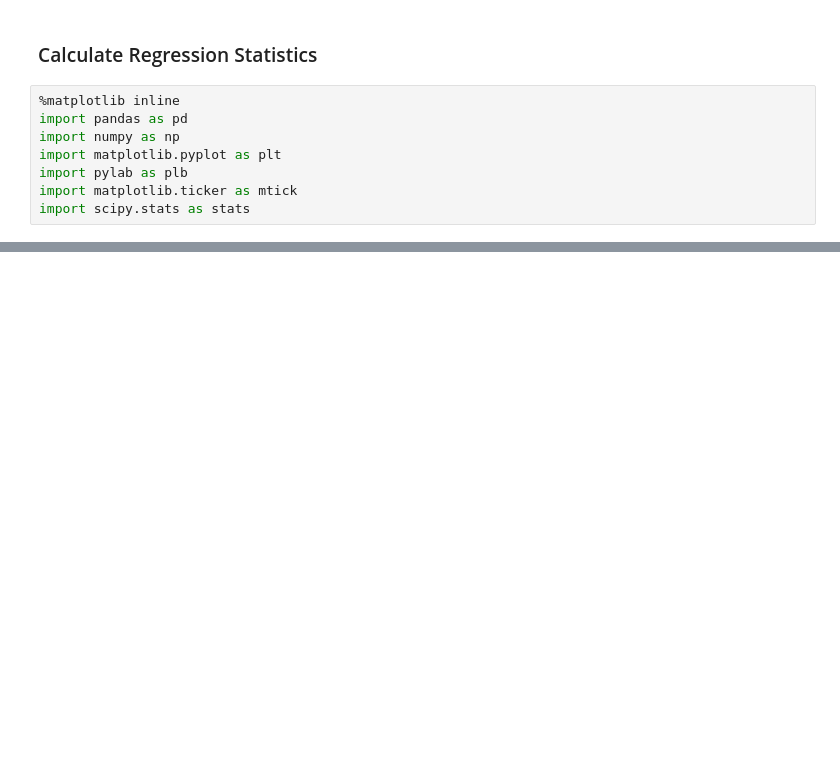
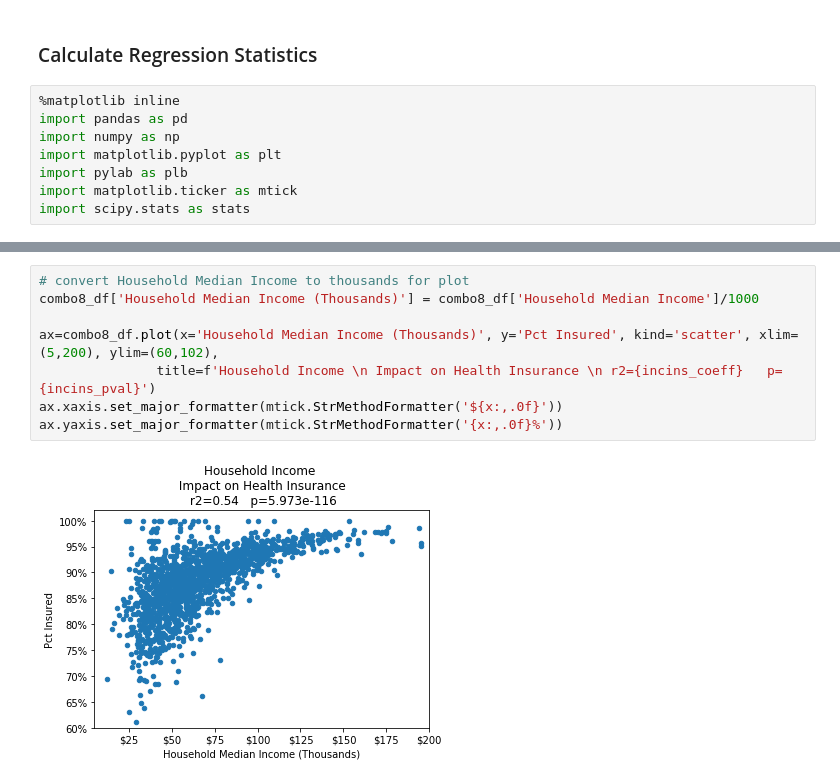
Before and after one commit to velasquezg1/ED_Visits_Cannabis, a Jupyter notebook: Health_Util_Data_Analysis_bf.ipynb, the cells around one changed output, grey strips where cells are left out. Cells and saved outputs as stored; diff of their text form; blank space fills up the shorter version.

```diff
--- a/Health_Util_Data_Analysis_bf.ipynb
+++ b/Health_Util_Data_Analysis_bf.ipynb
@@ -83,4 +116,14 @@ combo6_df.plot(x='Opioid Rx per 1,000', y='ED per 1,000', kind='scatter', xlim=(
 # %% [output]
 <matplotlib.axes._subplots.AxesSubplot at 0x...>
 [figure]
+# %%
+# convert Household Median Income to thousands for plot
+combo8_df['Household Median Income (Thousands)'] = combo8_df['Household Median Income']/1000
+
+ax=combo8_df.plot(x='Household Median Income (Thousands)', y='Pct Insured', kind='scatter', xlim=(5,200), ylim=(60,102),
+               title=f'Household Income \n Impact on Health Insurance \n r2={incins_coeff}   p={incins_pval}')
+ax.xaxis.set_major_formatter(mtick.StrMethodFormatter('${x:,.0f}'))
+ax.yaxis.set_major_formatter(mtick.StrMethodFormatter('{x:,.0f}%'))
+# %% [output]
+[figure, added]
 # %%
```
Also changed, not shown: parts of 9 cells of this notebook, 3 other files.
